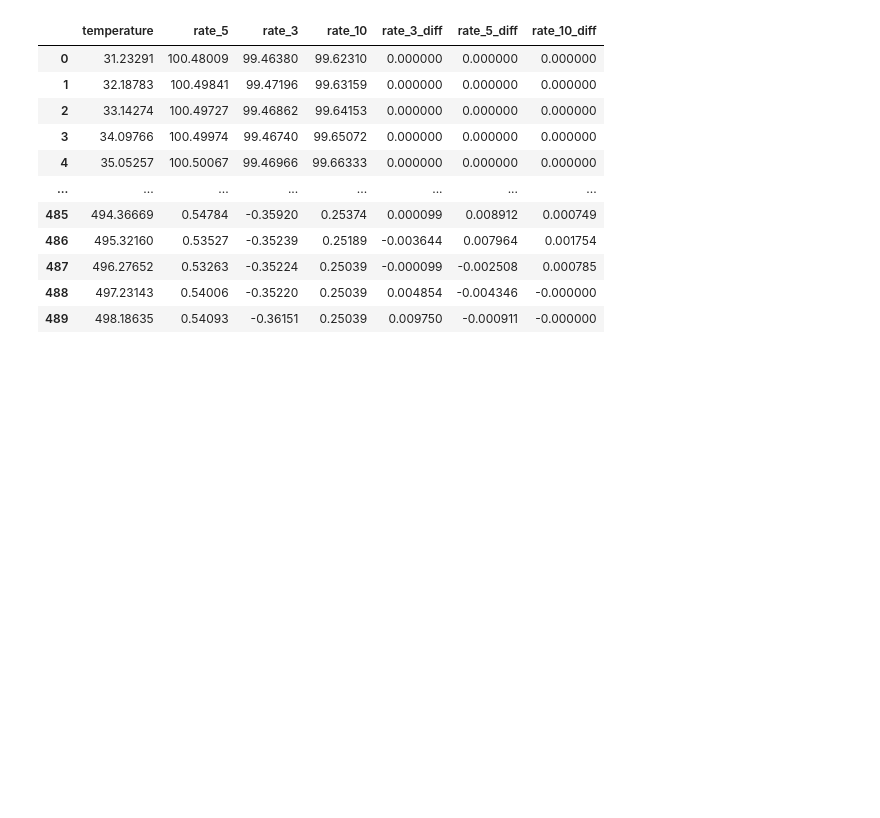
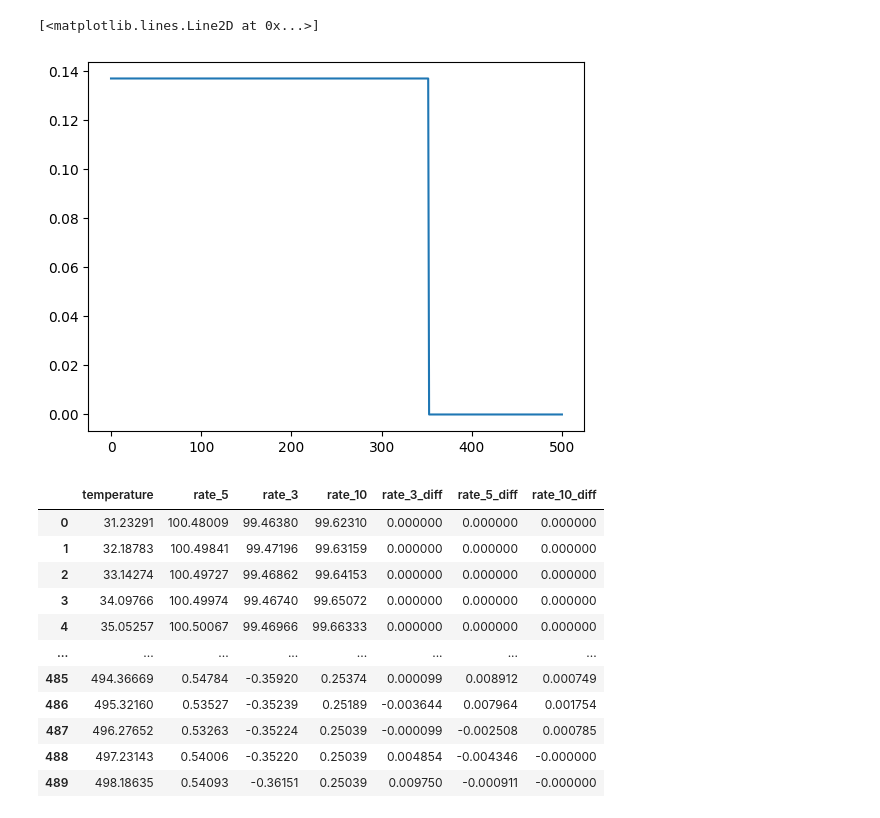
Before and after one commit to kdavjd/deconvolution_app, a Jupyter notebook: tests.ipynb, the cells around one changed output. Drawn from its saved outputs; the diff is of its cells as text; code cells hidden in the pictures; blank space fills up the shorter version.

```diff
--- a/tests.ipynb
+++ b/tests.ipynb
@@ -5,3 +6,22 @@ import matplotlib.pyplot as plt
+# %%
+def asymmetric_double_sigmoid(x: np.array, h: float, z: float, w: float, s1: float, s2: float) -> np.array:
+    term1 = 1 / (1 + np.exp(-((x - z + w/2) / s1)))
+    inner_term = 1 / (1 + np.exp(-((x - z - w/2) / s2)))
+    term2 = 1 - inner_term
+    result = h * term1 * term2
+    return result
+
+x = np.linspace(0, 500, 500)
+h = 0.137
+z = 367
+w = 29
+s1 = -0.01
+s2 = 3
+
+plt.plot(x, asymmetric_double_sigmoid(x, h, z, w, s1, s2))
+# %% [output]
+[<matplotlib.lines.Line2D at 0x...>]
+[figure, added]
 # %%
 df = pd.read_csv('data/NH4_deconvoluated_TGA.csv')
 df.drop(['rate_3_diff_reaction_0',
```
Also changed, not shown: parts of 1 cell of this notebook, 5 other files.
